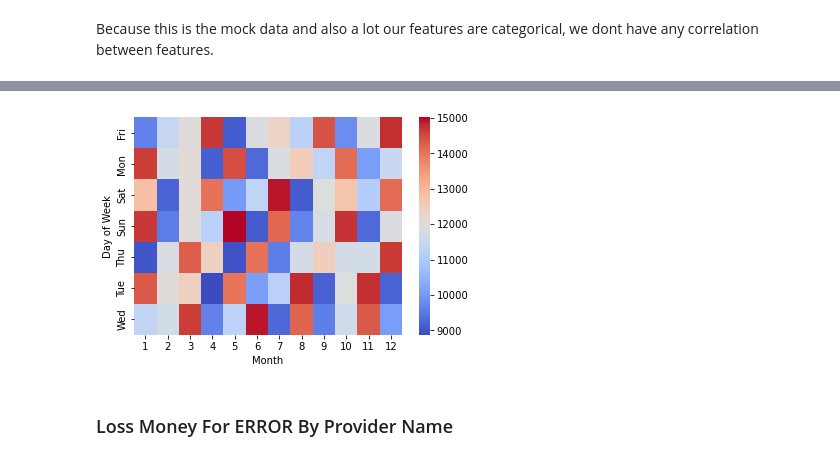
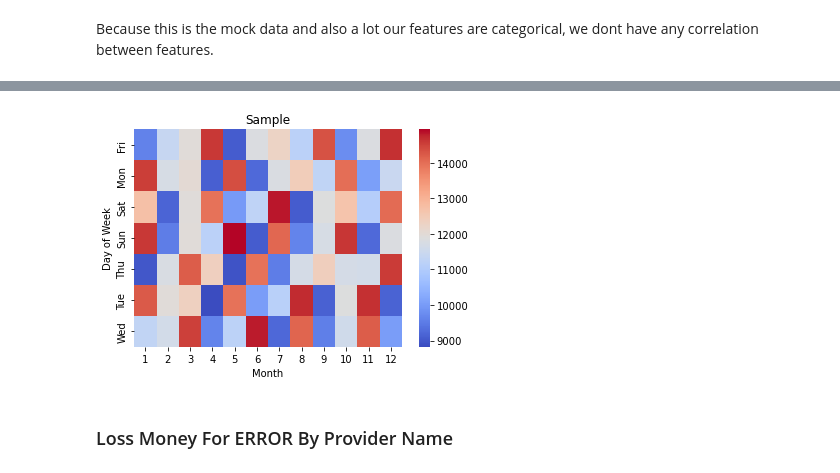
Before and after one commit to amyrmahdy/api-management, a Jupyter notebook: APIM.ipynb, the cells around one changed output, grey strips where cells are left out. Saved outputs shown, nothing was run; the diff lists cells and outputs as text; code cells hidden in the pictures.

```diff
--- a/APIM.ipynb
+++ b/APIM.ipynb
@@ -476,8 +473,8 @@ dayMonth.head()
 # %%
-sns.heatmap(dayMonth,cmap='coolwarm')
+sns.heatmap(dayMonth,cmap='coolwarm').set_title("Sample")
 plt.show()
 # %% [output]
-[figure, old version]
+[figure, new version]
 # %% [markdown]
 ### Loss Money For ERROR By Provider Name
 # %%
```
Also changed, not shown: parts of 26 cells of this notebook.
